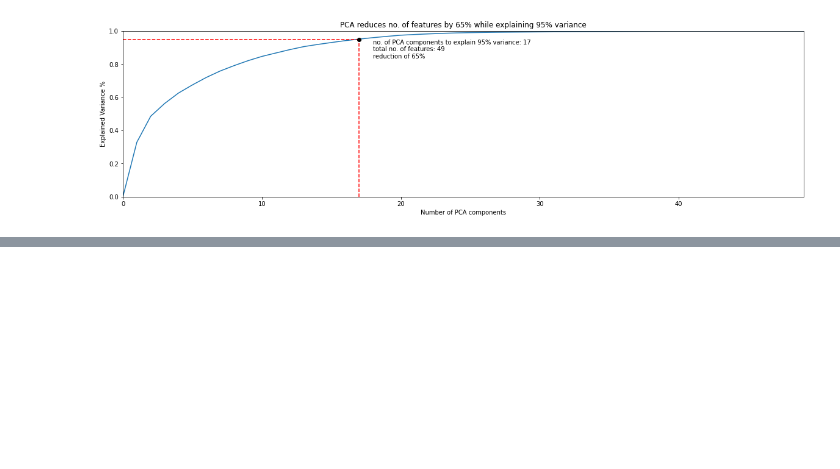
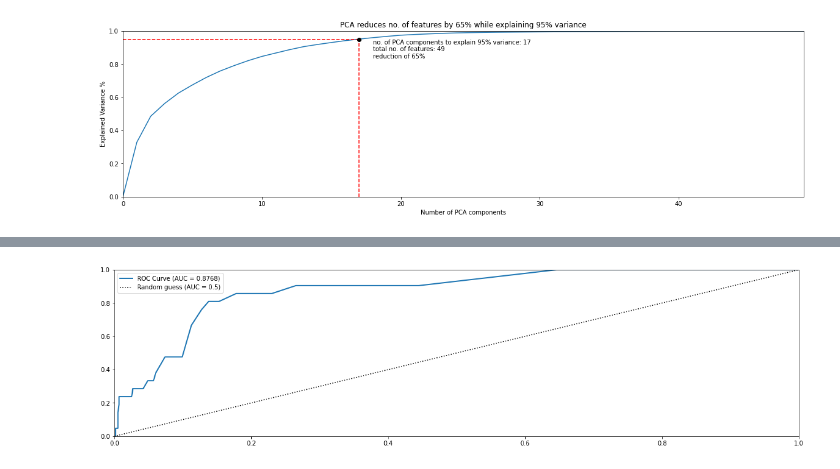
Before and after one commit to WillKWL/Project-NBASeason, a Jupyter notebook: 2_EDA.ipynb, the cells around one changed output, grey strips where cells are left out. Saved outputs shown, nothing was run; the diff lists cells and outputs as text; code cells hidden in the pictures; blank space fills up the shorter version.

```diff
--- a/2_EDA.ipynb
+++ b/2_EDA.ipynb
@@ -619,0 +805,11 @@ plt.tight_layout()
+# %%
+
+fpr, tpr, thresholds = roc_curve(y_train, y_scores)
+plt.plot(fpr, tpr, linewidth = 2, label = f"ROC Curve (AUC = {roc_auc_score(y_train, y_scores):0.4f})")
+plt.plot([0,1], [0,1], 'k:', label = "Random guess (AUC = 0.5)")
+plt.xlim(0,1)
+plt.ylim(0,1)
+plt.legend()
+plt.show()
+# %% [output]
+[figure, added]
```
Also changed, not shown: parts of 53 cells of this notebook.
